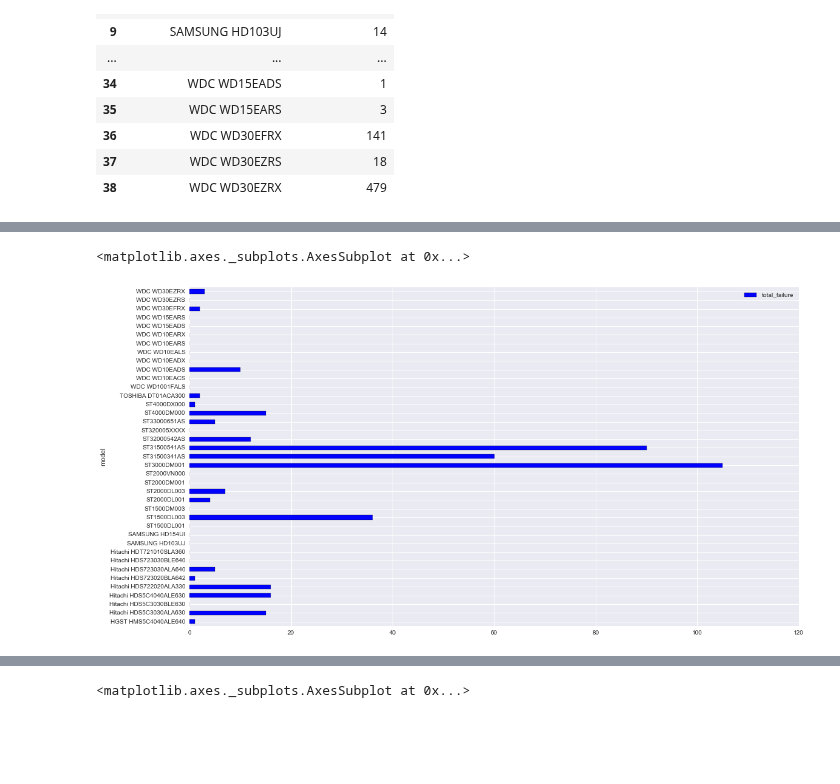
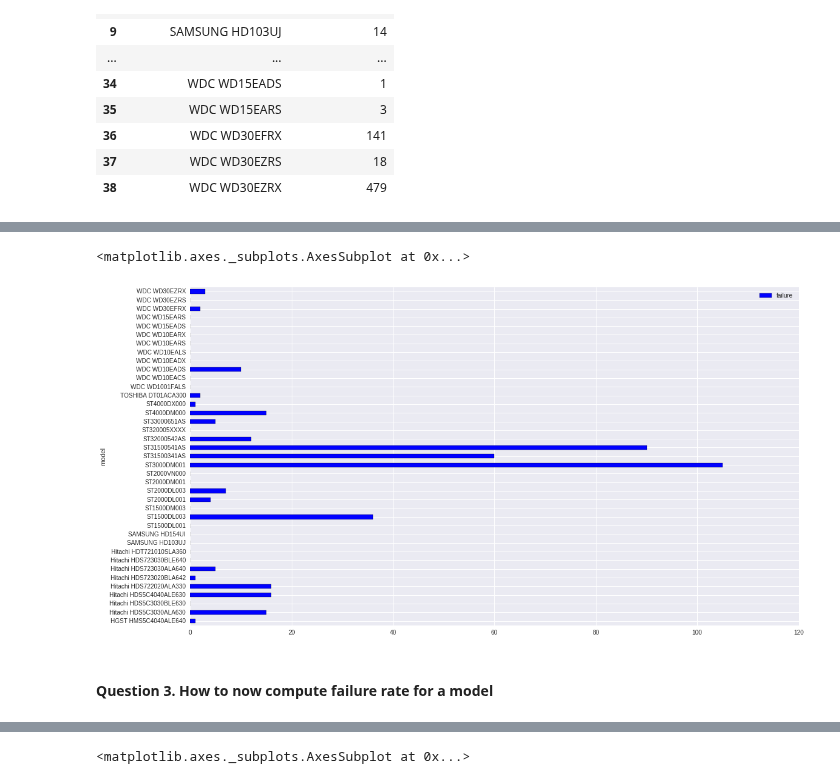
Before and after one commit to ababook/intro-python-data-science, a Jupyter notebook: hard-disk/Explore.ipynb, the cells around one changed output, grey strips where cells are left out. Drawn from its saved outputs; the diff is of its cells as text; code cells hidden in the pictures; blank space fills up the shorter version.

```diff
--- a/hard-disk/Explore.ipynb
+++ b/hard-disk/Explore.ipynb
@@ -34,2 +23,2 @@ engine = create_engine('sqlite:///'+sql_path)
 # %%
-data = pd.read_csv('data.csv')
+data_df = pd.read_csv('data/data.csv')
@@ -139,3 +139,5 @@ hard_disk_failures_df = pd.read_sql_query(sql='''SELECT model,sum(failure) as to
+# %%
+hard_disk_failures_df = pd.DataFrame(data_df.groupby('model').failure.sum())
 # %%
 hard_disk_failures_df.head()
 # %% [output]
@@ -147,0 +151,2 @@ hard_disk_failures_df.head()
+# %%
+hard_disk_failures_df = hard_disk_failures_df.reset_index()
@@ -148,10 +162,12 @@ hard_disk_failures_df.head()
 # %%
-hard_disk_failures_df.plot(kind="barh",x="model",y="total_failure",figsize=(18,10))
+hard_disk_failures_df.plot(kind="barh",x="model",y="failure",figsize=(18,10))
 # %% [output]
 <matplotlib.axes._subplots.AxesSubplot at 0x...>
-[figure, old version]
+[figure, new version]
 # %%
 # Exercise 4 : sort the above data frame and plot it
+# %% [markdown]
+#### Question 3. How to now compute failure rate for a model
 # %%
 # Now let us express the failure / total number of hard disks as ratio.
 # This will give us an understanding of models and their failure behavior
```
Also changed, not shown: parts of 82 cells of this notebook.
